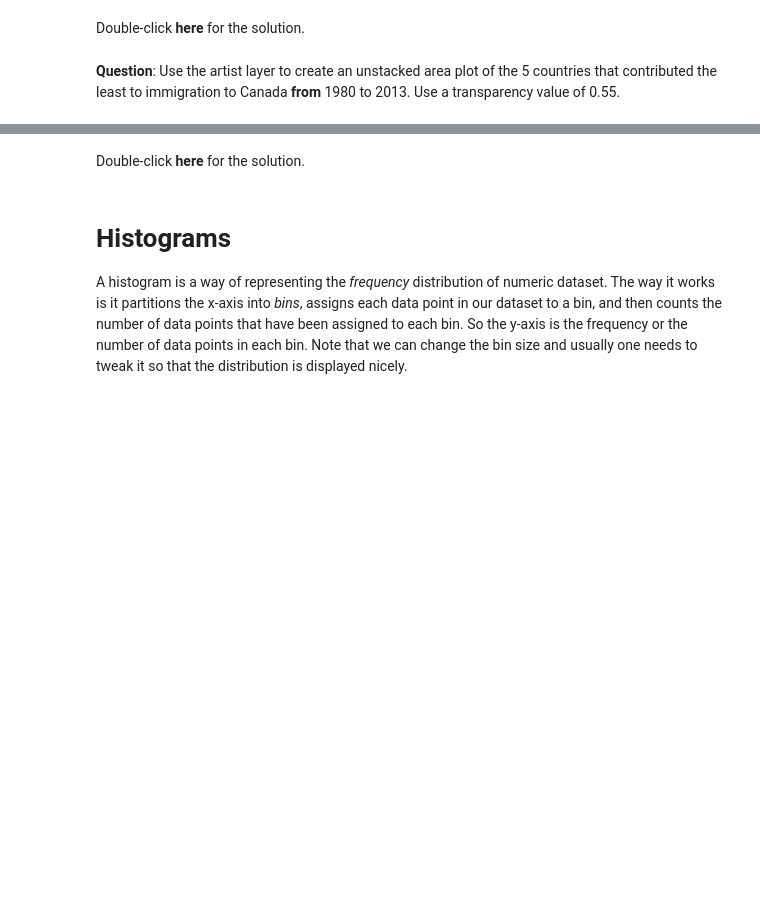
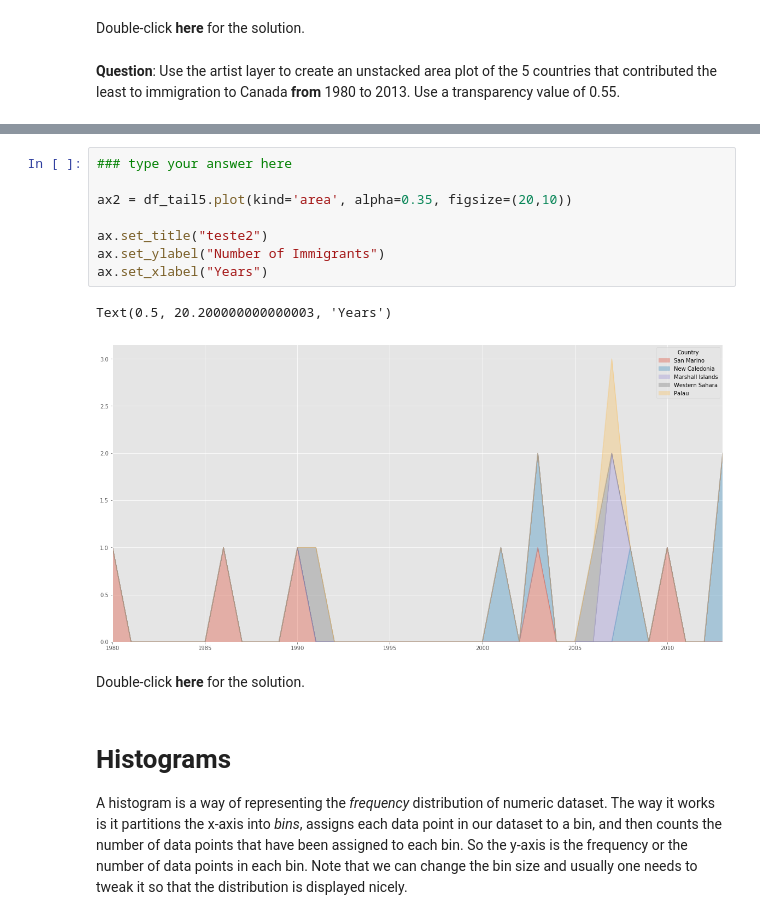
Before and after one commit to tuliocpa/Data_Science, a Jupyter notebook: Notebook 10 - Area Plots, Histograms, and Bar Plot.ipynb, the cells around one changed output, grey strips where cells are left out. Drawn from its saved outputs; the diff is of its cells as text; blank space fills up the shorter version.

```diff
--- a/Notebook 10 - Area Plots, Histograms, and Bar Plot.ipynb
+++ b/Notebook 10 - Area Plots, Histograms, and Bar Plot.ipynb
@@ -347,3 +342,14 @@ Text(0.5, 0, 'years')
+# %%
+### type your answer here
+
+ax2 = df_tail5.plot(kind='area', alpha=0.35, figsize=(20,10))
+
+ax.set_title("teste2")
+ax.set_ylabel("Number of Immigrants")
+ax.set_xlabel("Years")
+# %% [output]
+Text(0.5, 20.200000000000003, 'Years')
+[figure, added]
 # %% [markdown]
 Double-click __here__ for the solution.
 <!-- The correct answer is:
```
Also changed, not shown: parts of 6 cells of this notebook.
